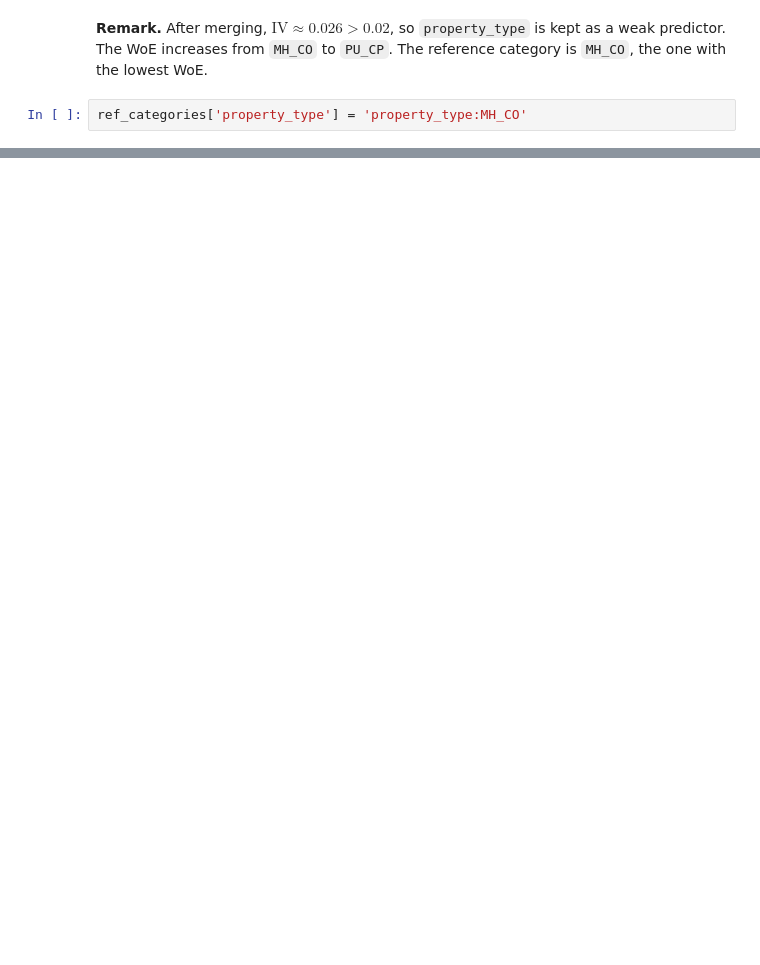
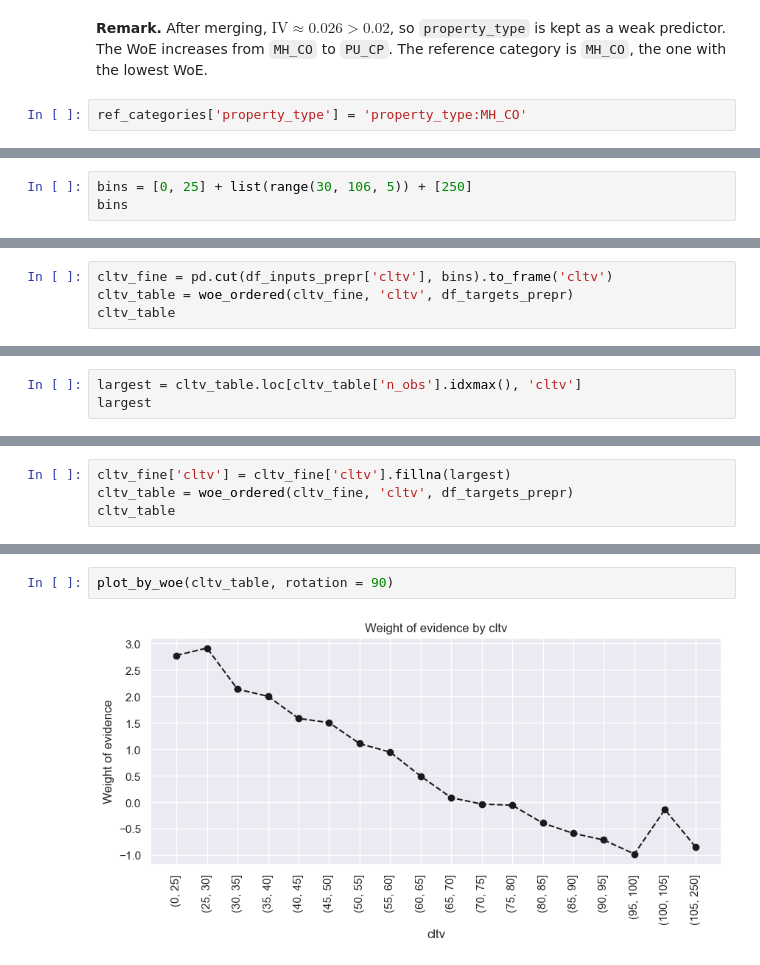
Before and after one commit to keramidasvasilis/credit-risk-el, a Jupyter notebook: notebooks/02_pd_model.ipynb, the cells around one changed output, grey strips where cells are left out. Cells and saved outputs as stored; diff of their text form; blank space fills up the shorter version.

```diff
--- a/notebooks/02_pd_model.ipynb
+++ b/notebooks/02_pd_model.ipynb
@@ -526,0 +881,3 @@ ref_categories['property_type'] = 'property_type:MH_CO'
+# %%
+bins = [0, 25] + list(range(30, 106, 5)) + [250]
+bins
@@ -526,0 +886,4 @@ ref_categories['property_type'] = 'property_type:MH_CO'
+# %%
+cltv_fine = pd.cut(df_inputs_prepr['cltv'], bins).to_frame('cltv')
+cltv_table = woe_ordered(cltv_fine, 'cltv', df_targets_prepr)
+cltv_table
@@ -526,0 +910,3 @@ ref_categories['property_type'] = 'property_type:MH_CO'
+# %%
+largest = cltv_table.loc[cltv_table['n_obs'].idxmax(), 'cltv']
+largest
@@ -526,0 +915,4 @@ ref_categories['property_type'] = 'property_type:MH_CO'
+# %%
+cltv_fine['cltv'] = cltv_fine['cltv'].fillna(largest)
+cltv_table = woe_ordered(cltv_fine, 'cltv', df_targets_prepr)
+cltv_table
@@ -526,0 +937,4 @@ ref_categories['property_type'] = 'property_type:MH_CO'
+# %%
+plot_by_woe(cltv_table, rotation = 90)
+# %% [output]
+[figure, added]
```
Also changed, not shown: parts of 81 cells of this notebook.
